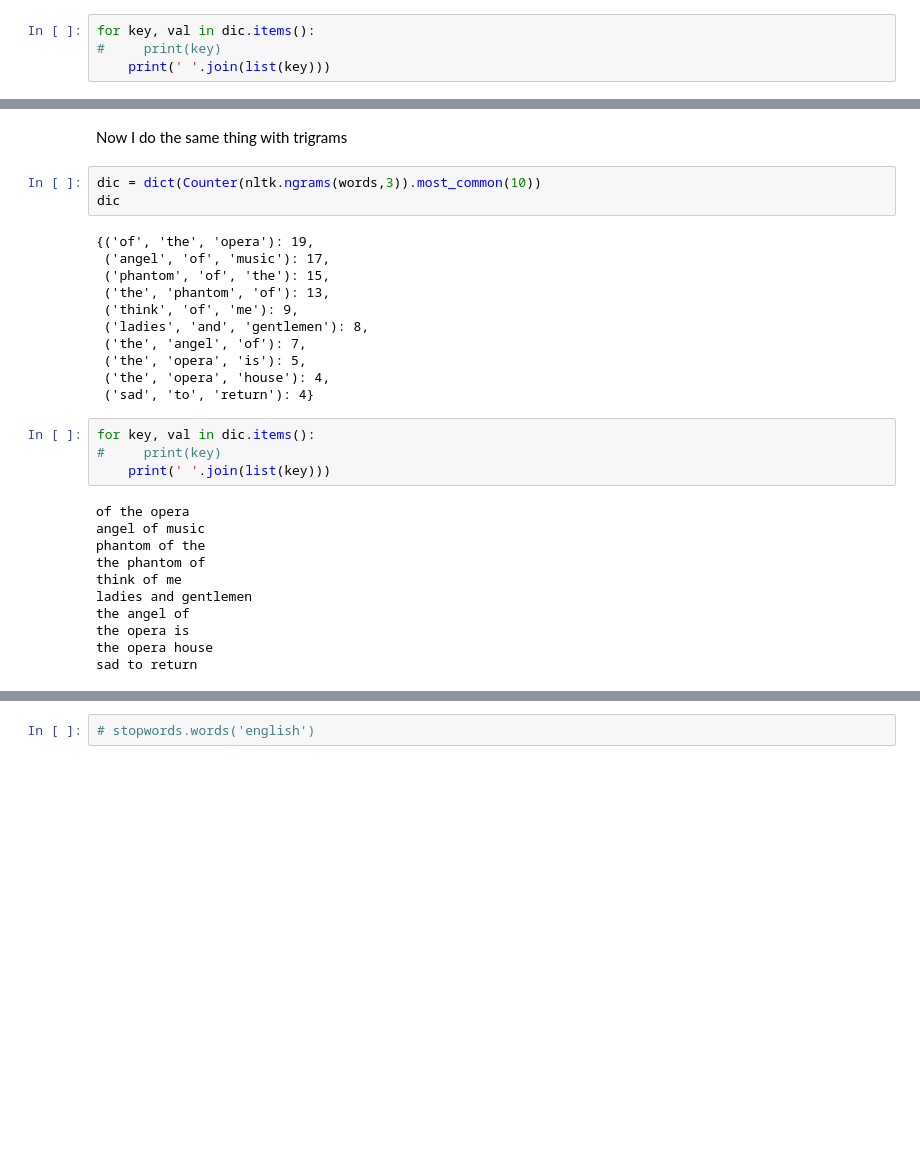
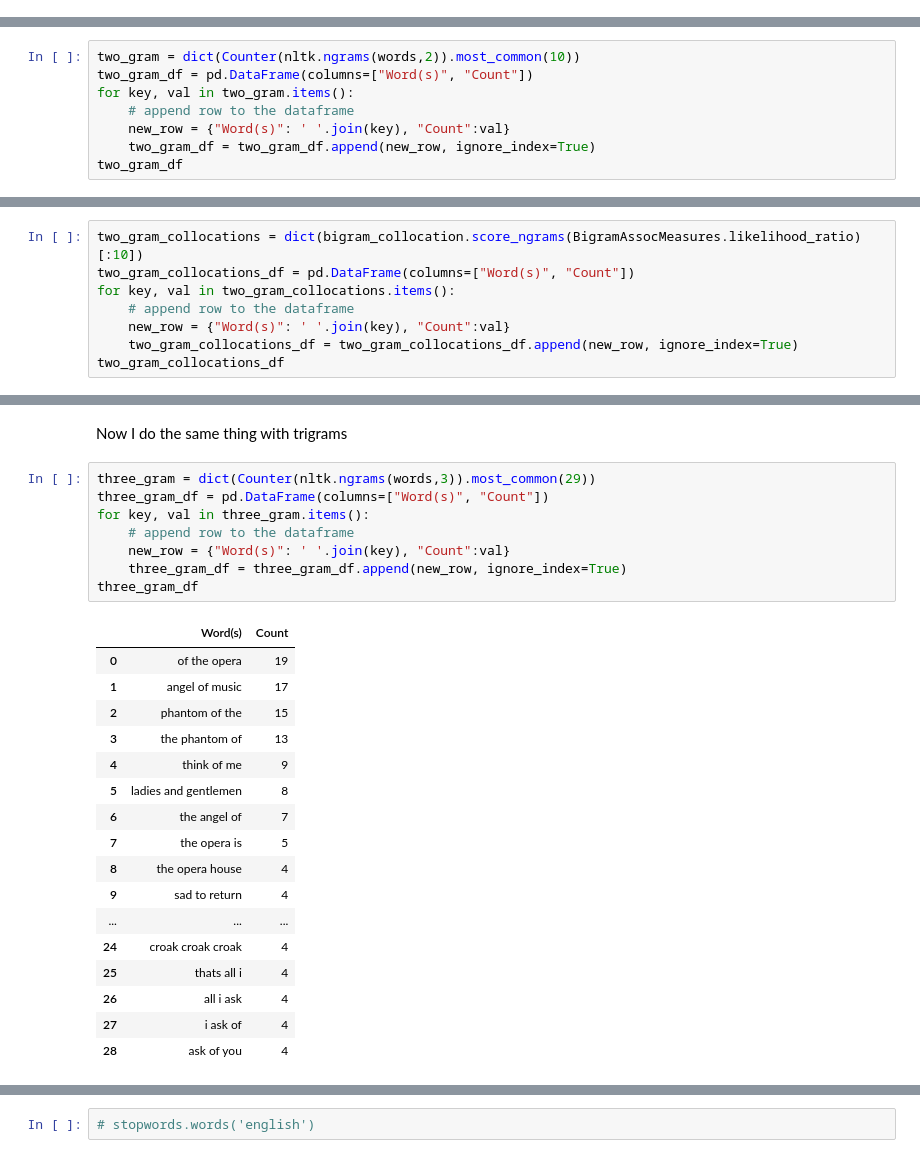
Before and after one commit to chankeith96/Side-Project-Musical-Word-Clouds, a Jupyter notebook: Movie Word Cloud.ipynb, the cells around one changed output, grey strips where cells are left out. Saved outputs shown, nothing was run; the diff lists cells and outputs as text; blank space fills up the shorter version.

Commit message:
store ngrams and collocations into dfs

```diff
--- a/Movie Word Cloud.ipynb
+++ b/Movie Word Cloud.ipynb
@@ -101,7 +101,3 @@ dic
  ('at', 'the'): 17,
  ('as', 'the'): 17,
  ('of', 'music'): 17}
-# %%
-for key, val in dic.items():
-#     print(key)
-    print(' '.join(list(key)))
@@ -118,0 +104,8 @@ of music
+# %%
+two_gram = dict(Counter(nltk.ngrams(words,2)).most_common(10))
+two_gram_df = pd.DataFrame(columns=["Word(s)", "Count"])
+for key, val in two_gram.items():
+    # append row to the dataframe
+    new_row = {"Word(s)": ' '.join(key), "Count":val}
+    two_gram_df = two_gram_df.append(new_row, ignore_index=True)
+two_gram_df
@@ -158,0 +164,8 @@ bigram_collocation.score_ngrams(BigramAssocMeasures.likelihood_ratio)[:10]
+# %%
+two_gram_collocations = dict(bigram_collocation.score_ngrams(BigramAssocMeasures.likelihood_ratio)[:10])
+two_gram_collocations_df = pd.DataFrame(columns=["Word(s)", "Count"])
+for key, val in two_gram_collocations.items():
+    # append row to the dataframe
+    new_row = {"Word(s)": ' '.join(key), "Count":val}
+    two_gram_collocations_df = two_gram_collocations_df.append(new_row, ignore_index=True)
+two_gram_collocations_df
@@ -159,34 +192,31 @@ bigram_collocation.score_ngrams(BigramAssocMeasures.likelihood_ratio)[:10]
 # %% [markdown]
 Now I do the same thing with trigrams
-# %%
-dic = dict(Counter(nltk.ngrams(words,3)).most_common(10))
-dic
-# %% [output]
-{('of', 'the', 'opera'): 19,
- ('angel', 'of', 'music'): 17,
- ('phantom', 'of', 'the'): 15,
- ('the', 'phantom', 'of'): 13,
- ('think', 'of', 'me'): 9,
- ('ladies', 'and', 'gentlemen'): 8,
- ('the', 'angel', 'of'): 7,
- ('the', 'opera', 'is'): 5,
- ('the', 'opera', 'house'): 4,
- ('sad', 'to', 'return'): 4}
-# %%
-for key, val in dic.items():
-#     print(key)
-    print(' '.join(list(key)))
-# %% [output]
-of the opera
-angel of music
-phantom of the
-the phantom of
-think of me
-ladies and gentlemen
-the angel of
-the opera is
-the opera house
-sad to return
+# %%
+three_gram = dict(Counter(nltk.ngrams(words,3)).most_common(29))
+three_gram_df = pd.DataFrame(columns=["Word(s)", "Count"])
+for key, val in three_gram.items():
+    # append row to the dataframe
+    new_row = {"Word(s)": ' '.join(key), "Count":val}
+    three_gram_df = three_gram_df.append(new_row, ignore_index=True)
+three_gram_df
+# %% [output]
+|  | Word(s) | Count |
+| 0 | of the opera | 19 |
+| 1 | angel of music | 17 |
+| 2 | phantom of the | 15 |
+| 3 | the phantom of | 13 |
+| 4 | think of me | 9 |
+| 5 | ladies and gentlemen | 8 |
+| 6 | the angel of | 7 |
+| 7 | the opera is | 5 |
+| 8 | the opera house | 4 |
+| 9 | sad to return | 4 |
+| ... | ... | ... |
+| 24 | croak croak croak | 4 |
+| 25 | thats all i | 4 |
+| 26 | all i ask | 4 |
+| 27 | i ask of | 4 |
+| 28 | ask of you | 4 |
 # %%
 # Loading Libraries
 from nltk.collocations import TrigramCollocationFinder
```
Also changed, not shown: parts of 40 cells of this notebook.
